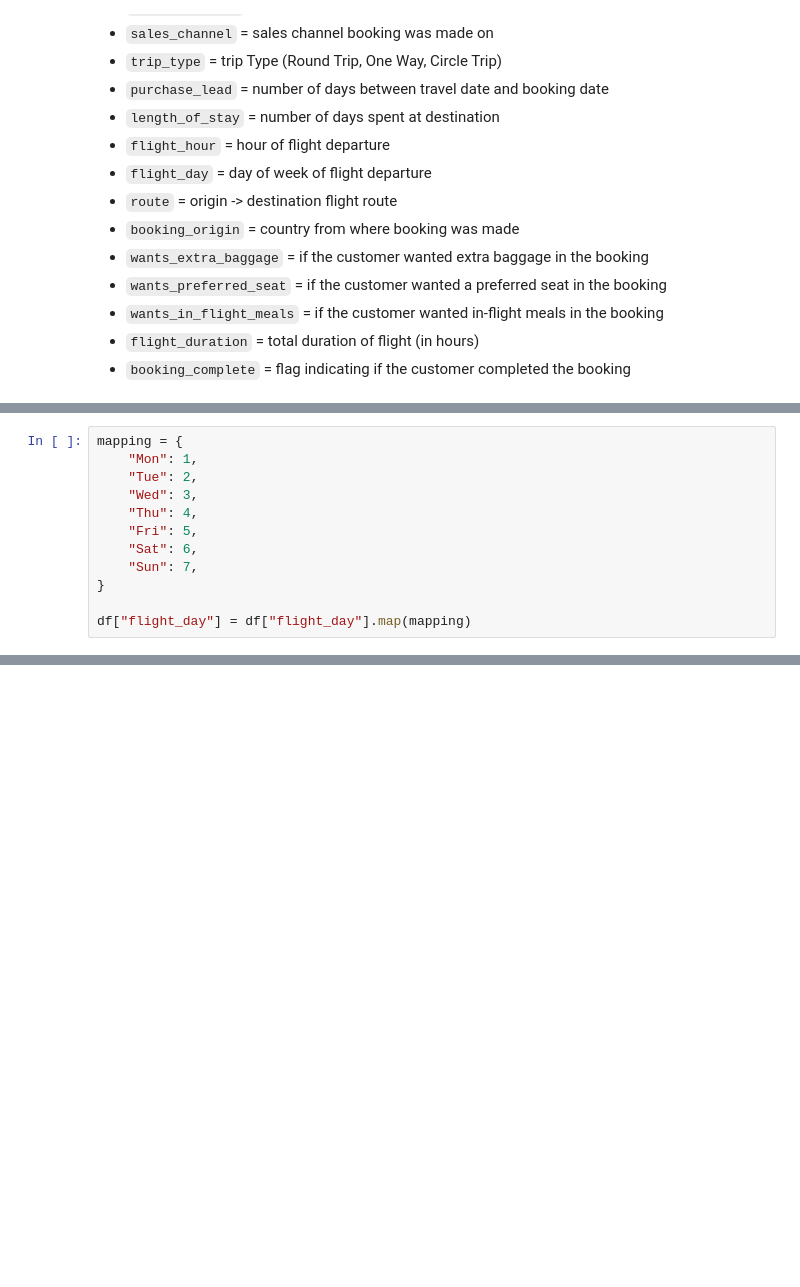
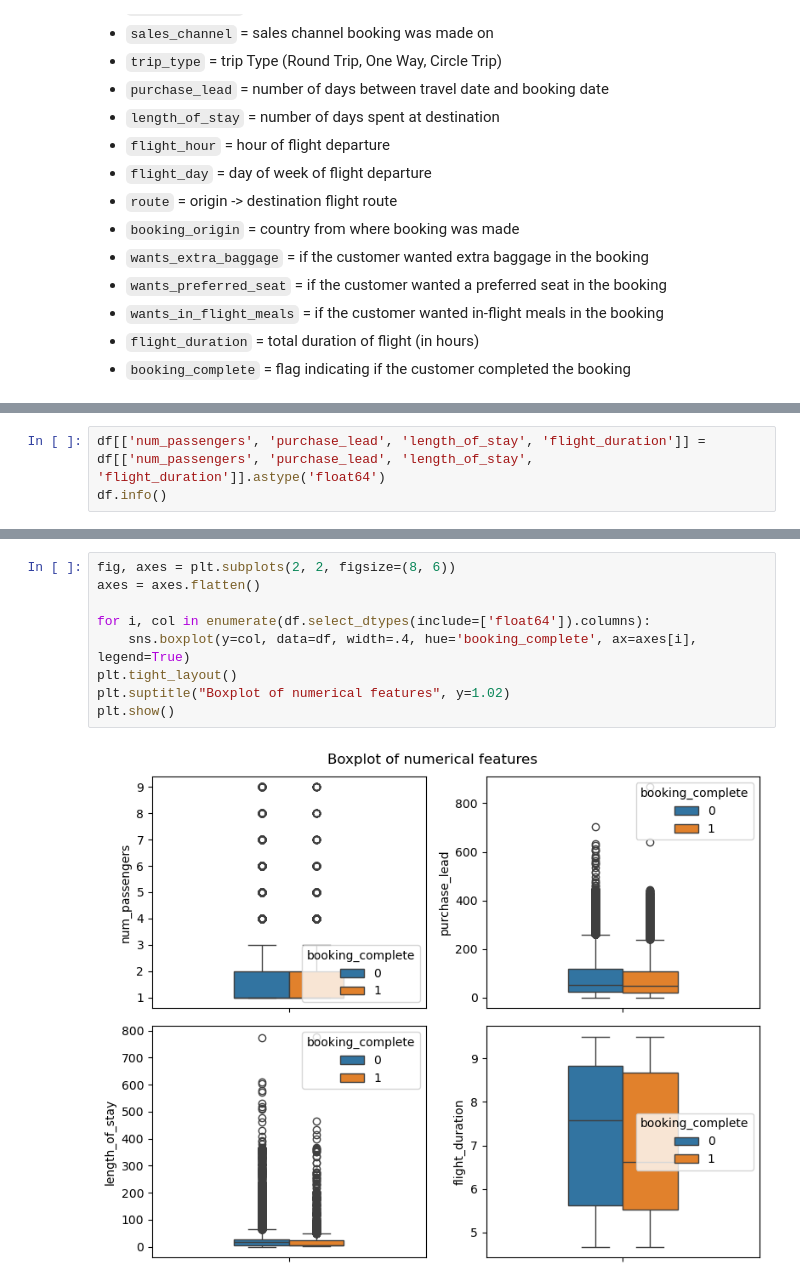
Before and after one commit to moscmh/portfolio, a Jupyter notebook: NLP/airline/predictive_model.ipynb, the cells around one changed output, grey strips where cells are left out. Cells and saved outputs as stored; diff of their text form; blank space fills up the shorter version.

```diff
--- a/NLP/airline/predictive_model.ipynb
+++ b/NLP/airline/predictive_model.ipynb
@@ -62,0 +64,3 @@ To provide more context, below is a more detailed data description, explaining e
+# %%
+df[['num_passengers', 'purchase_lead', 'length_of_stay', 'flight_duration']] = df[['num_passengers', 'purchase_lead', 'length_of_stay', 'flight_duration']].astype('float64')
+df.info()
@@ -69,12 +86,0 @@ array(['Sat', 'Wed', 'Thu', 'Mon', 'Sun', 'Tue', 'Fri'], dtype=object)
-# %%
-mapping = {
-    "Mon": 1,
-    "Tue": 2,
-    "Wed": 3,
-    "Thu": 4,
-    "Fri": 5,
-    "Sat": 6,
-    "Sun": 7,
-}
-
-df["flight_day"] = df["flight_day"].map(mapping)
@@ -96,0 +95,11 @@ df.describe()
+# %%
+fig, axes = plt.subplots(2, 2, figsize=(8, 6))
+axes = axes.flatten()
+
+for i, col in enumerate(df.select_dtypes(include=['float64']).columns):
+    sns.boxplot(y=col, data=df, width=.4, hue='booking_complete', ax=axes[i], legend=True)
+plt.tight_layout()
+plt.suptitle("Boxplot of numerical features", y=1.02)
+plt.show()
+# %% [output]
+[figure, added]
```
Also changed, not shown: parts of 44 cells of this notebook, 1 other file.
